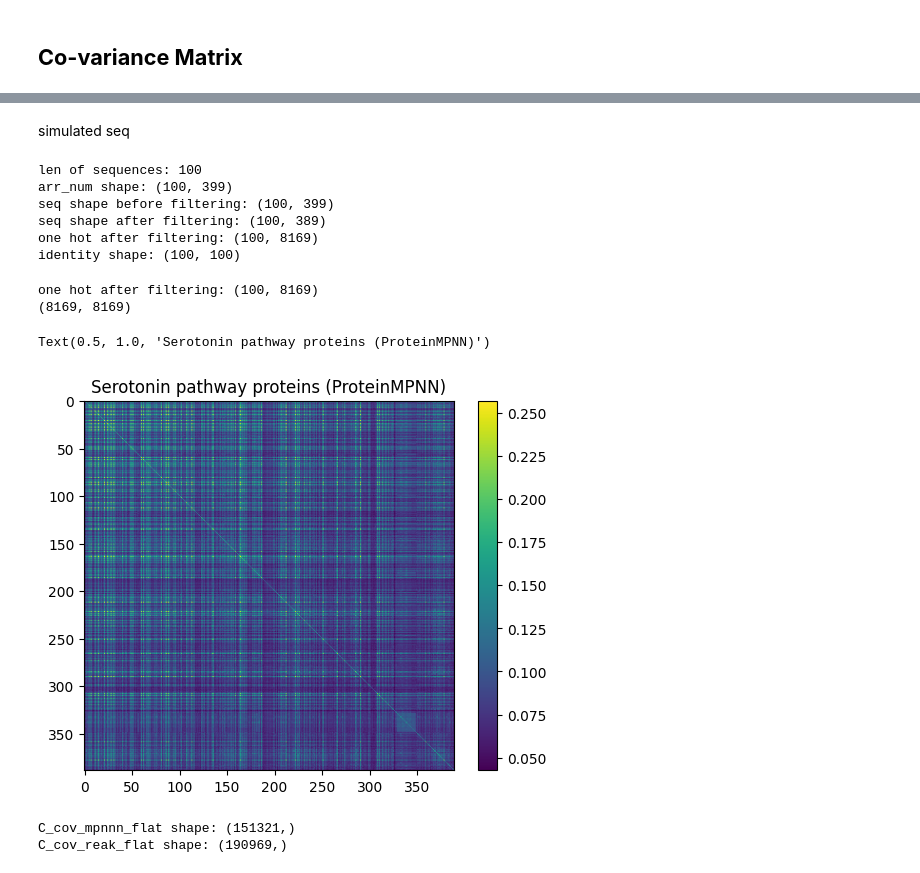
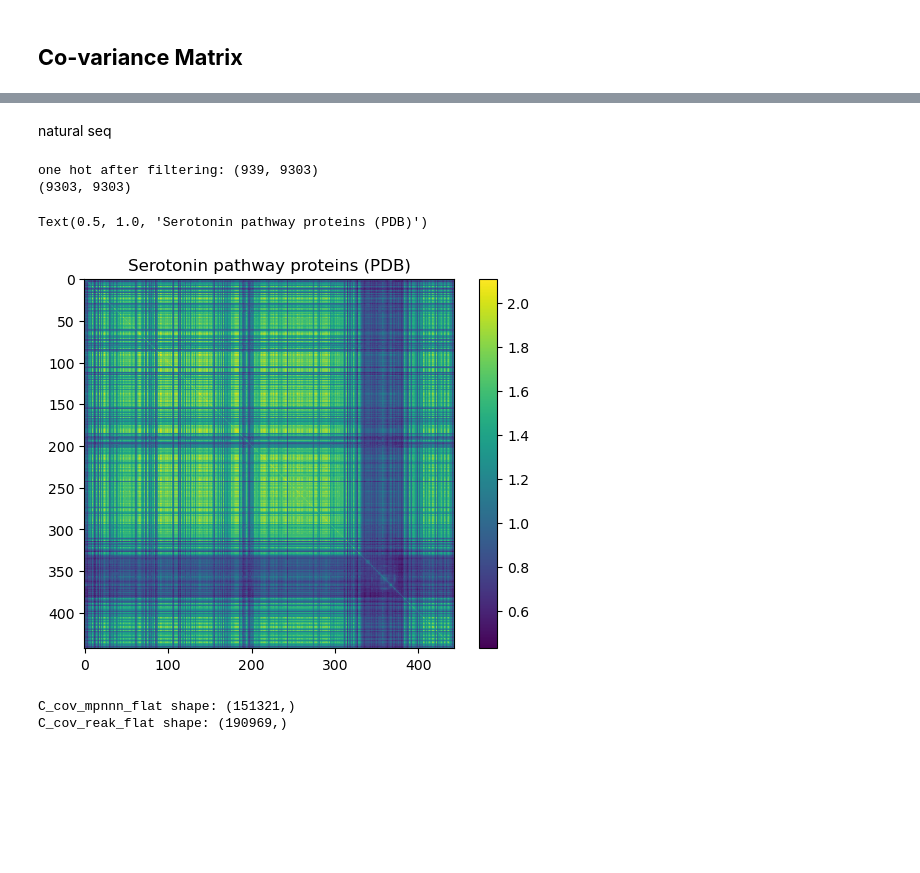
Before and after one commit to zifangu/lithiumized-fish, a Jupyter notebook: final.ipynb, the cells around one changed output, grey strips where cells are left out. Drawn from its saved outputs; the diff is of its cells as text; code cells hidden in the pictures; blank space fills up the shorter version.

Commit message:
add aligned cov

```diff
--- a/final.ipynb
+++ b/final.ipynb
@@ -13,0 +93,22 @@ import networkx as nx
+# %%
+# separate natural and mpnn sequences
+seqFilt_nat = []
+seqFilt_synth = []
+synth_threshold = 970
+
+for i in range(seqFilt.shape[0]):
+  if hFilt[i] >= synth_threshold:
+    seqFilt_synth.append(seqFilt[i])
+  else:
+    seqFilt_nat.append(seqFilt[i])
+
+seqFilt_nat = np.array(seqFilt_nat)
+seqFilt_synth = np.array(seqFilt_synth)
+# %%
+# compute the one-hot encoding
+one_hot_filtered_nat = kim_helper.alg2bin(seqFilt_nat)
+print('one hot after filtering natural:', one_hot_filtered_nat.shape)
+
+# compute the one-hot encoding
+one_hot_filtered_mpnn = kim_helper.alg2bin(seqFilt_synth)
+print('one hot after filtering mpnn:', one_hot_filtered_mpnn.shape)
@@ -178,50 +231,21 @@ Text(0.5, 1.0, 'Serotonin pathway proteins (PDB)')
 # %% [markdown]
-simulated seq
+natural seq
-# %%
-arr_seq = readAlignment('data/cleaned_synthetic_serotonin_aligned.fasta')
-print('len of sequences:', len(arr_seq))
-
-# convert from array of string seq to numeric
-arr_num = kim_helper.lett2num(arr_seq, code='ACDEFGHIKLMNPQRSTVWY-')
-print('arr_num shape:', arr_num.shape)
-
-hd = np.arange(0, len(arr_num))
-print('seq shape before filtering:', arr_num.shape)
-hFilt, seqFilt = kim_helper.filterAln(hd, arr_num)
-print('seq shape after filtering:', seqFilt.shape)
-
-# compute the one-hot encoding again
-one_hot_filtered = kim_helper.alg2bin(seqFilt)
-print('one hot after filtering:', one_hot_filtered.shape)
-
-# compute the sequence identity matrix
-n_align_pos = seqFilt.shape[1] # seqFilt.shape = (num_seq, num_positions)
-identity_mpnn = kim_helper.simMat(one_hot_filtered, n_align_pos)
-print('identity shape:', identity_mpnn.shape)
-# %% [output]
-len of sequences: 100
-arr_num shape: (100, 399)
-seq shape before filtering: (100, 399)
-seq shape after filtering: (100, 389)
-one hot after filtering: (100, 8169)
-identity shape: (100, 100)
 # %%
-print('one hot after filtering:', one_hot_filtered.shape)
-one_hot_filtered_np = one_hot_filtered.toarray()
-L = int(one_hot_filtered_np.shape[1] / 21)
-C_lxl_cov_mpnn = compute_lxl_cov(one_hot_filtered_np.T, L)
+print('one hot after filtering:', one_hot_filtered_nat.shape)
+one_hot_filtered_nat_np = one_hot_filtered_nat.toarray()
+L = int(one_hot_filtered_nat_np.shape[1]/21)
+C_lxl_cov_nat = compute_lxl_cov(one_hot_filtered_nat_np.T, L)
 
-plt.imshow(C_lxl_cov_mpnn)
+plt.imshow(C_lxl_cov_nat)
 plt.colorbar()
-
-plt.title('Serotonin pathway proteins (ProteinMPNN)')
-# plt.savefig('mpnn_protein_cov.pdf', format='pdf', dpi=300)
-# plt.savefig('mpnn_protein_cov.png', dpi=300)
+plt.title('Serotonin pathway proteins (PDB)')
+# plt.savefig('real_protein_cov.pdf', format='pdf', dpi=300)
+# plt.savefig('real_protein_cov.png', dpi=300)
 # %% [output]
-one hot after filtering: (100, 8169)
-(8169, 8169)
+one hot after filtering: (939, 9303)
+(9303, 9303)
-Text(0.5, 1.0, 'Serotonin pathway proteins (ProteinMPNN)')
+Text(0.5, 1.0, 'Serotonin pathway proteins (PDB)')
-[figure, old version]
+[figure, new version]
 # %%
 # histograms
 C_cov_mpnnn_flat = C_lxl_cov_mpnn.flatten()
```
Also changed, not shown: parts of 13 cells of this notebook.
